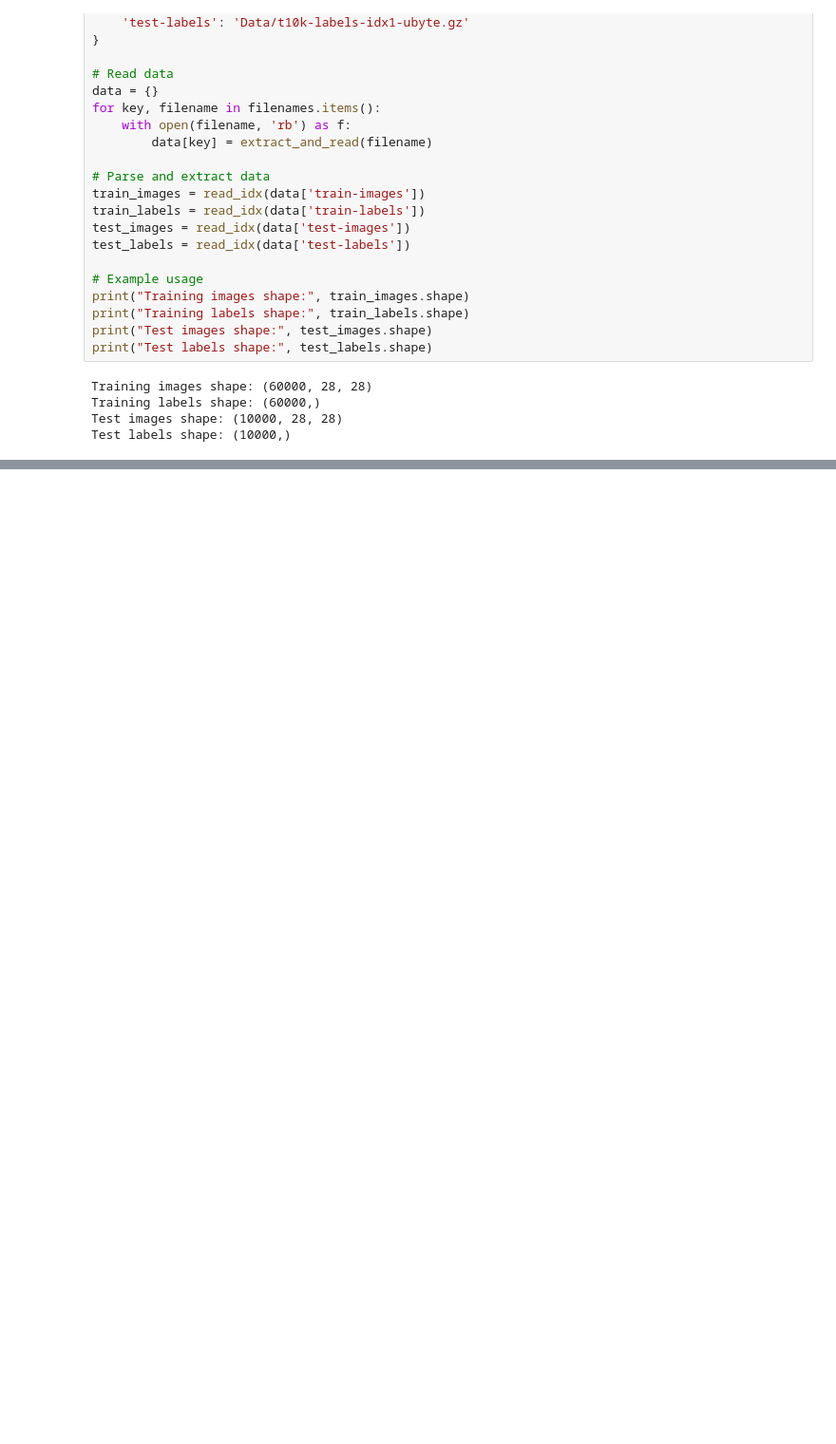
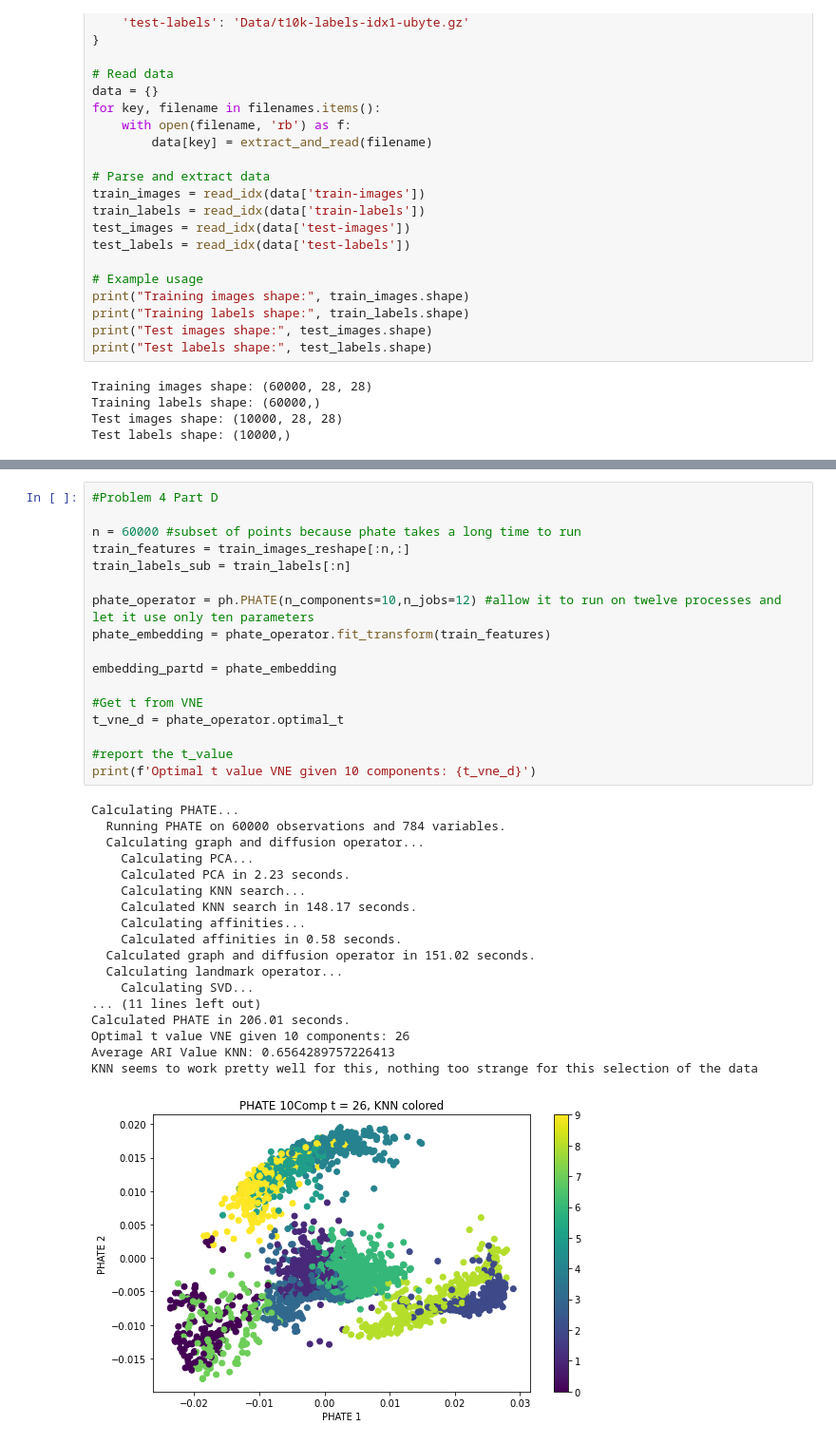
Before and after one commit to EricMLarsen/Spring_2024, a Jupyter notebook: ML_Stats/Homeworks/HW5/Problem4.ipynb, the cells around one changed output, grey strips where cells are left out. Shown at 95% size. Cells and saved outputs as stored; diff of their text form; blank space fills up the shorter version.

```diff
--- a/ML_Stats/Homeworks/HW5/Problem4.ipynb
+++ b/ML_Stats/Homeworks/HW5/Problem4.ipynb
@@ -127,0 +223,36 @@ plt.savefig('Figures/Problem4_partA.png',dpi=200)
+# %%
+#Problem 4 Part D
+
+n = 60000 #subset of points because phate takes a long time to run
+train_features = train_images_reshape[:n,:]
+train_labels_sub = train_labels[:n]
+
+phate_operator = ph.PHATE(n_components=10,n_jobs=12) #allow it to run on twelve processes and let it use only ten parameters
+phate_embedding = phate_operator.fit_transform(train_features)
+
+embedding_partd = phate_embedding
+
+#Get t from VNE
+t_vne_d = phate_operator.optimal_t
+
+#report the t_value
+print(f'Optimal t value VNE given 10 components: {t_vne_d}')
+# %% [output]
+Calculating PHATE...
+  Running PHATE on 60000 observations and 784 variables.
+  Calculating graph and diffusion operator...
+    Calculating PCA...
+    Calculated PCA in 2.23 seconds.
+    Calculating KNN search...
+    Calculated KNN search in 148.17 seconds.
+    Calculating affinities...
+    Calculated affinities in 0.58 seconds.
+  Calculated graph and diffusion operator in 151.02 seconds.
+  Calculating landmark operator...
+    Calculating SVD...
+... (11 lines left out)
+Calculated PHATE in 206.01 seconds.
+Optimal t value VNE given 10 components: 26
+Average ARI Value KNN: 0.6564289757226413
+KNN seems to work pretty well for this, nothing too strange for this selection of the data
+[figure, added]
```
Also changed, not shown: parts of 6 cells of this notebook, 4 other files.
